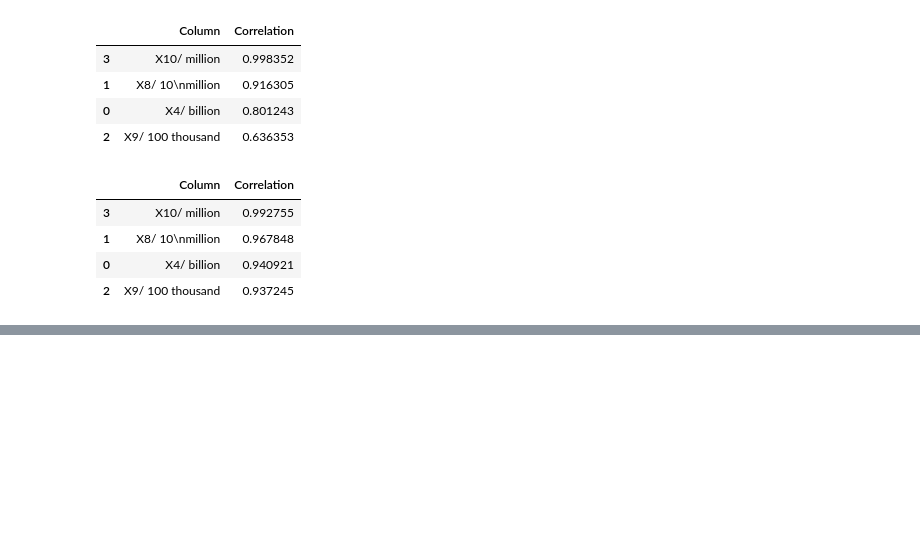
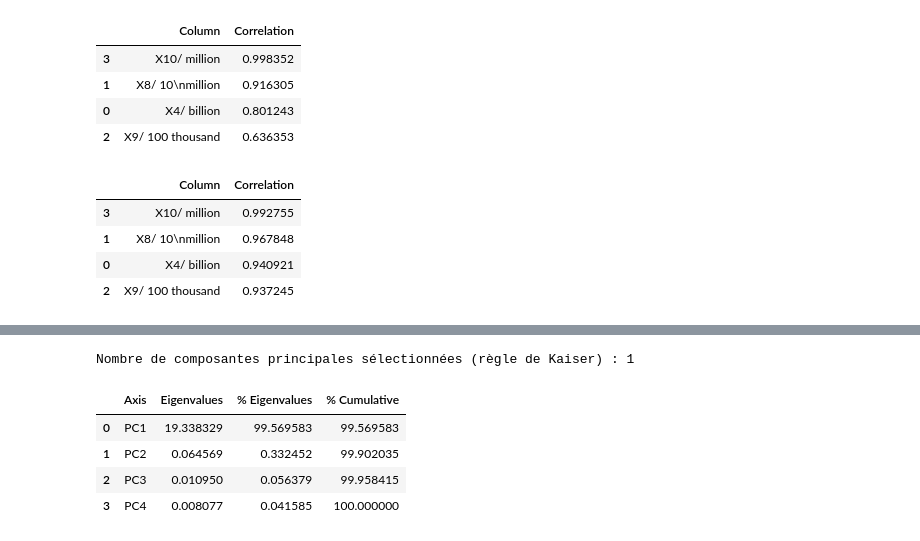
Before and after one commit to abderrahimrhitrif/Projet-DA, a Jupyter notebook: projet.ipynb, the cells around one changed output, grey strips where cells are left out. Drawn from its saved outputs; the diff is of its cells as text; code cells hidden in the pictures; blank space fills up the shorter version.

```diff
--- a/projet.ipynb
+++ b/projet.ipynb
@@ -450,0 +521,30 @@ on rejete H0
+# %%
+numeric_cols = df_dress_sales.select_dtypes(include=[np.number]).drop(columns=['S/ billion Yuan'])
+data = np.array(numeric_cols)
+
+centered_data, eigenvectors, explained_variance_ratio, eigenvalues = pca_manual(data)
+
+num_components = kaiser_rule(eigenvalues)
+print(f"Nombre de composantes principales sélectionnées (règle de Kaiser) : {num_components}")
+
+
+projections = project_data(centered_data, eigenvectors, num_components)
+
+
+cumulative_variance = np.cumsum(explained_variance_ratio)
+summary_table = pd.DataFrame({
+    'Axis': [f"PC{i+1}" for i in range(len(eigenvalues))],
+    'Eigenvalues': eigenvalues,
+    '% Eigenvalues': explained_variance_ratio * 100,
+    '% Cumulative': cumulative_variance * 100
+})
+# %% [output]
+Nombre de composantes principales sélectionnées (règle de Kaiser) : 1
+# %%
+summary_table
+# %% [output]
+|  | Axis | Eigenvalues | % Eigenvalues | % Cumulative |
+| 0 | PC1 | 19.338329 | 99.569583 | 99.569583 |
+| 1 | PC2 | 0.064569 | 0.332452 | 99.902035 |
+| 2 | PC3 | 0.010950 | 0.056379 | 99.958415 |
+| 3 | PC4 | 0.008077 | 0.041585 | 100.000000 |
```
Also changed, not shown: parts of 14 cells of this notebook, 2 other files.
